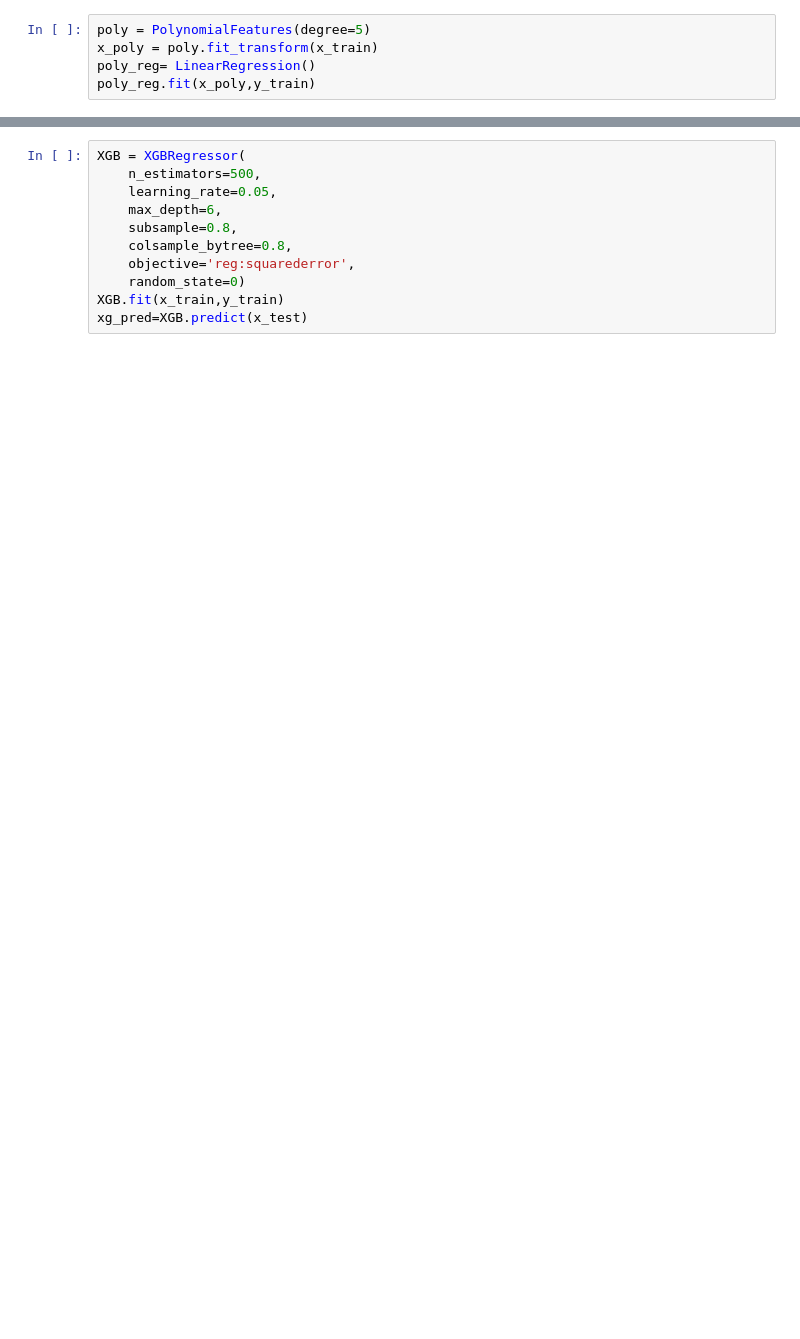
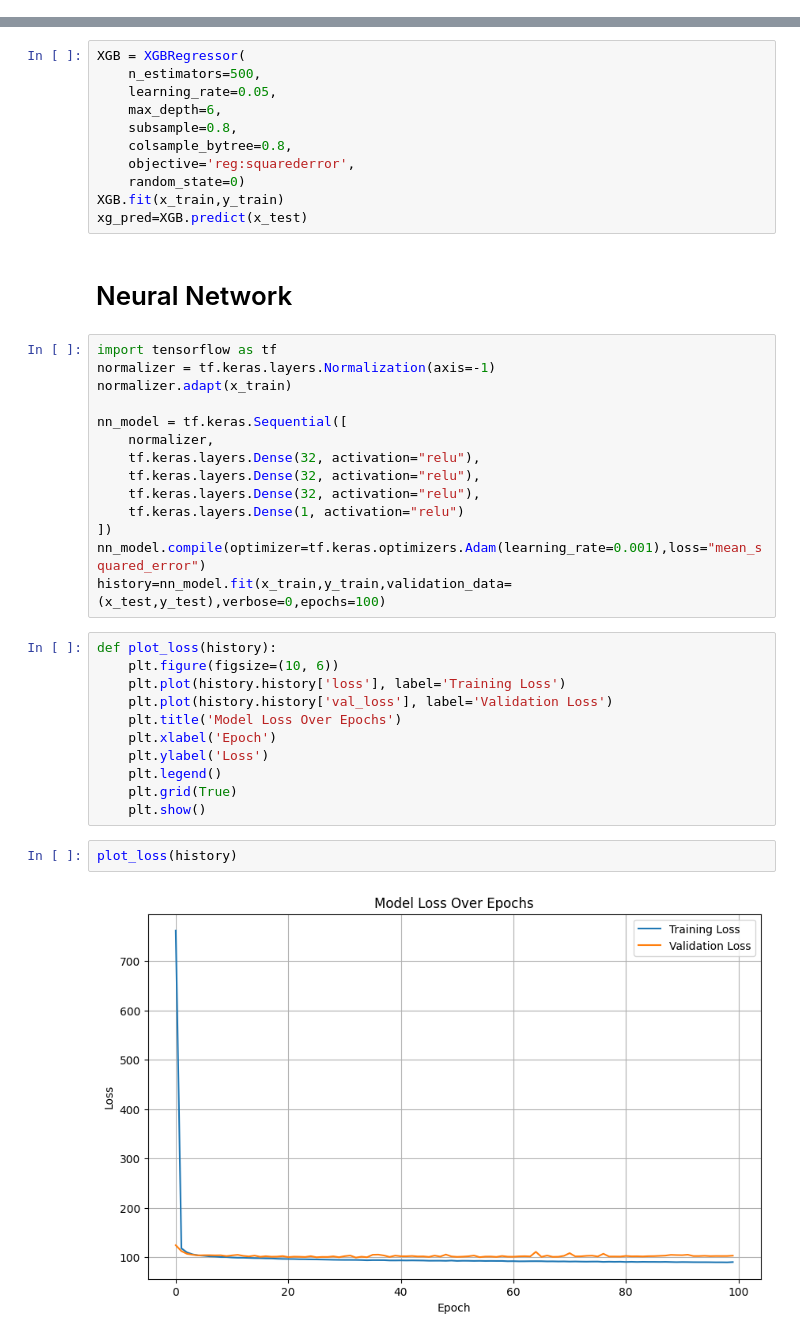
Before and after one commit to JoshuaNuhu/Machine-Learning, a Jupyter notebook: Regression 2.0/Models.ipynb, the cells around one changed output, grey strips where cells are left out. Saved outputs shown, nothing was run; the diff lists cells and outputs as text; blank space fills up the shorter version.

```diff
--- a/Regression 2.0/Models.ipynb
+++ b/Regression 2.0/Models.ipynb
@@ -35,8 +39,3 @@ report(y_test,lin_y_pred)
 # %% [output]
 R2 score:0.7401527601962383
 RSME:9.65562840837304
-# %%
-poly = PolynomialFeatures(degree=5)
-x_poly = poly.fit_transform(x_train)
-poly_reg= LinearRegression()
-poly_reg.fit(x_poly,y_train)
@@ -65,3 +70,34 @@ XGB = XGBRegressor(
     random_state=0)
 XGB.fit(x_train,y_train)
 xg_pred=XGB.predict(x_test)
+# %% [markdown]
+# Neural Network
+# %%
+import tensorflow as tf
+normalizer = tf.keras.layers.Normalization(axis=-1)
+normalizer.adapt(x_train)
+
+nn_model = tf.keras.Sequential([
+    normalizer,
+    tf.keras.layers.Dense(32, activation="relu"),
+    tf.keras.layers.Dense(32, activation="relu"),
+    tf.keras.layers.Dense(32, activation="relu"),
+    tf.keras.layers.Dense(1, activation="relu")
+])
+nn_model.compile(optimizer=tf.keras.optimizers.Adam(learning_rate=0.001),loss="mean_squared_error")
+history=nn_model.fit(x_train,y_train,validation_data=(x_test,y_test),verbose=0,epochs=100)
+# %%
+def plot_loss(history):
+    plt.figure(figsize=(10, 6))
+    plt.plot(history.history['loss'], label='Training Loss')
+    plt.plot(history.history['val_loss'], label='Validation Loss')
+    plt.title('Model Loss Over Epochs')
+    plt.xlabel('Epoch')
+    plt.ylabel('Loss')
+    plt.legend()
+    plt.grid(True)
+    plt.show()
+# %%
+plot_loss(history)
+# %% [output]
+[figure, added]
```
Also changed, not shown: parts of 10 cells of this notebook.
